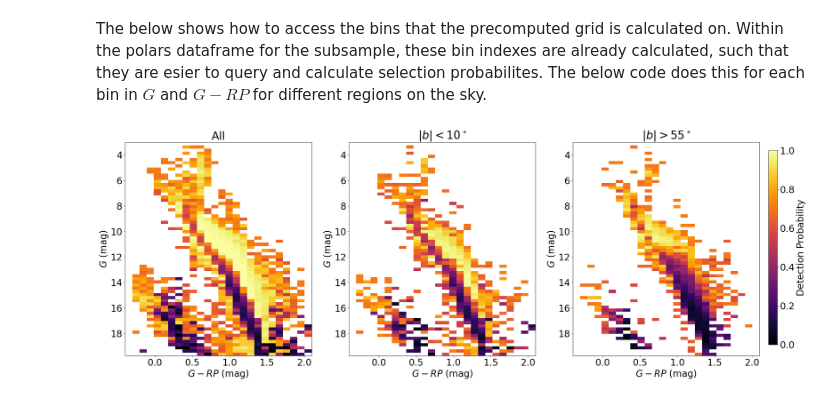
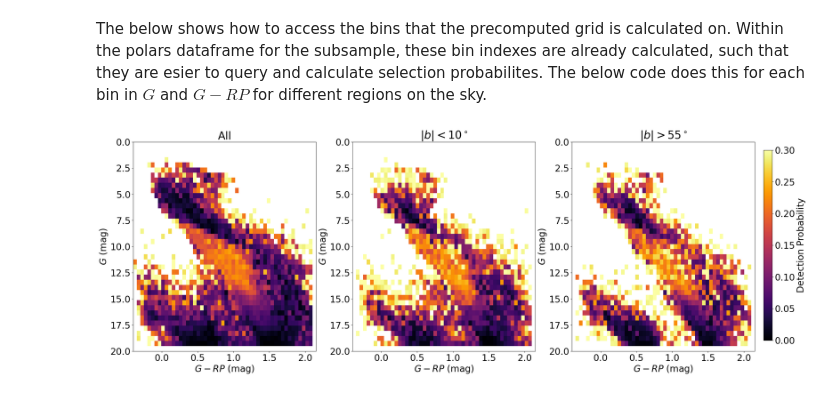
Before and after one commit to imedan/snc_sf, a Jupyter notebook: notebooks/SF_example_plots.ipynb, the cells around one changed output. Cells and saved outputs as stored; diff of their text form; code cells hidden in the pictures.

```diff
--- a/notebooks/SF_example_plots.ipynb
+++ b/notebooks/SF_example_plots.ipynb
@@ -36,8 +47,6 @@ for i in range(len(GRPbins)):
         idx = np.where((np.array(sncsf.subsamp['g_rp_']) == i) & (np.array(sncsf.subsamp['phot_g_mean_mag_']) == j))[0]
         if len(idx) > 0:
             samps = calc_subsample_p(
-                            np.zeros(1000) + np.nansum(sncsf.subsamp['km'][idx]),
-                            np.zeros(1000) +np.nansum(sncsf.subsamp['nm'][idx]),
                             np.zeros(1000) +np.nansum(sncsf.subsamp['k'][idx]),
                             np.zeros(1000) +np.nansum(sncsf.subsamp['n'][idx]),
                             RNG)
@@ -49,8 +58,8 @@ import astropy.coordinates as coord
 import astropy.units as u
 import healpy as hp
 
-nside = hp.order2nside(sncsf.subSF_mock_dict['healpix'])
-npix = hp.order2npix(sncsf.subSF_mock_dict['healpix'])
+nside = hp.order2nside(sncsf.sf_bins['healpix'])
+npix = hp.order2npix(sncsf.sf_bins['healpix'])
 ipix = np.arange(npix)
 ra, dec = hp.pix2ang(nside, ipix, lonlat=True, nest=True)
 sc = coord.SkyCoord(ra * u.deg, dec * u.deg)
@@ -64,10 +73,8 @@ for i in range(len(GRPbins)):
                        & (np.array(sncsf.subsamp['phot_g_mean_mag_']) == j))[0]
         if len(idx) > 0:
             samps = calc_subsample_p(
-                            np.zeros(1000) + np.nansum(sncsf.subsamp['km'][idx]),
-                            np.zeros(1000) +np.nansum(sncsf.subsamp['nm'][idx]),
-                            np.zeros(1000) +np.nansum(sncsf.subsamp['k'][idx]),
-                            np.zeros(1000) +np.nansum(sncsf.subsamp['n'][idx]),
+                            np.zeros(1000) + np.nansum(sncsf.subsamp['k'][idx]),
+                            np.zeros(1000) + np.nansum(sncsf.subsamp['n'][idx]),
                             RNG)
             median_cmd_lowlat[i][j] = np.median(samps)
         else:
@@ -82,8 +89,6 @@ for i in range(len(GRPbins)):
                        & (np.array(sncsf.subsamp['phot_g_mean_mag_']) == j))[0]
         if len(idx) > 0:
             samps = calc_subsample_p(
-                            np.zeros(1000) + np.nansum(sncsf.subsamp['km'][idx]),
-                            np.zeros(1000) +np.nansum(sncsf.subsamp['nm'][idx]),
                             np.zeros(1000) +np.nansum(sncsf.subsamp['k'][idx]),
                             np.zeros(1000) +np.nansum(sncsf.subsamp['n'][idx]),
                             RNG)
@@ -93,29 +98,29 @@ for i in range(len(GRPbins)):
 # %%
 f, (ax1, ax2, ax3) = plt.subplots(1, 3, figsize=(32, 10))
 
 ax1.imshow(median_cmd.T, origin='lower', aspect='auto',
-           extent=(GRPbins.min(), GRPbins.max(), Gbins.min(), Gbins.max()), vmin=0, vmax=1, cmap='inferno')
+           extent=(GRPbins.min(), GRPbins.max(), Gbins.min(), Gbins.max()), vmin=0., vmax=0.3, cmap='inferno')
 ax1.set_title('All')
 
 ax2.imshow(median_cmd_lowlat.T, origin='lower', aspect='auto',
-           extent=(GRPbins.min(), GRPbins.max(), Gbins.min(), Gbins.max()), vmin=0, vmax=1, cmap='inferno')
+           extent=(GRPbins.min(), GRPbins.max(), Gbins.min(), Gbins.max()), vmin=0., vmax=0.3, cmap='inferno')
 ax2.set_title(r'$|b| < 10^\circ$')
 
 dens = ax3.imshow(median_cmd_highlat.T, origin='lower', aspect='auto',
-           extent=(GRPbins.min(), GRPbins.max(), Gbins.min(), Gbins.max()), vmin=0, vmax=1, cmap='inferno')
+           extent=(GRPbins.min(), GRPbins.max(), Gbins.min(), Gbins.max()), vmin=0., vmax=0.3, cmap='inferno')
 ax3.set_title(r'$|b| > 55^\circ$')
 
 for ax in [ax1, ax2, ax3]:
     ax.invert_yaxis()
     ax.set_xlabel(r'$G-RP$ (mag)')
     ax.set_ylabel(r'$G$ (mag)')
 
 f.subplots_adjust(right=0.84)
 cbar_ax = f.add_axes([0.85, 0.15, 0.01, 0.7])
 f.colorbar(dens, cax=cbar_ax, label=r'Detection Probability')
 
 plt.savefig('paper_plots/CMD_detection_prob.png', bbox_inches='tight')
 
 plt.show()
 # %% [output]
-[figure, old version]
+[figure, new version]
```
Also changed, not shown: parts of 2 cells of this notebook, 1 other file.
